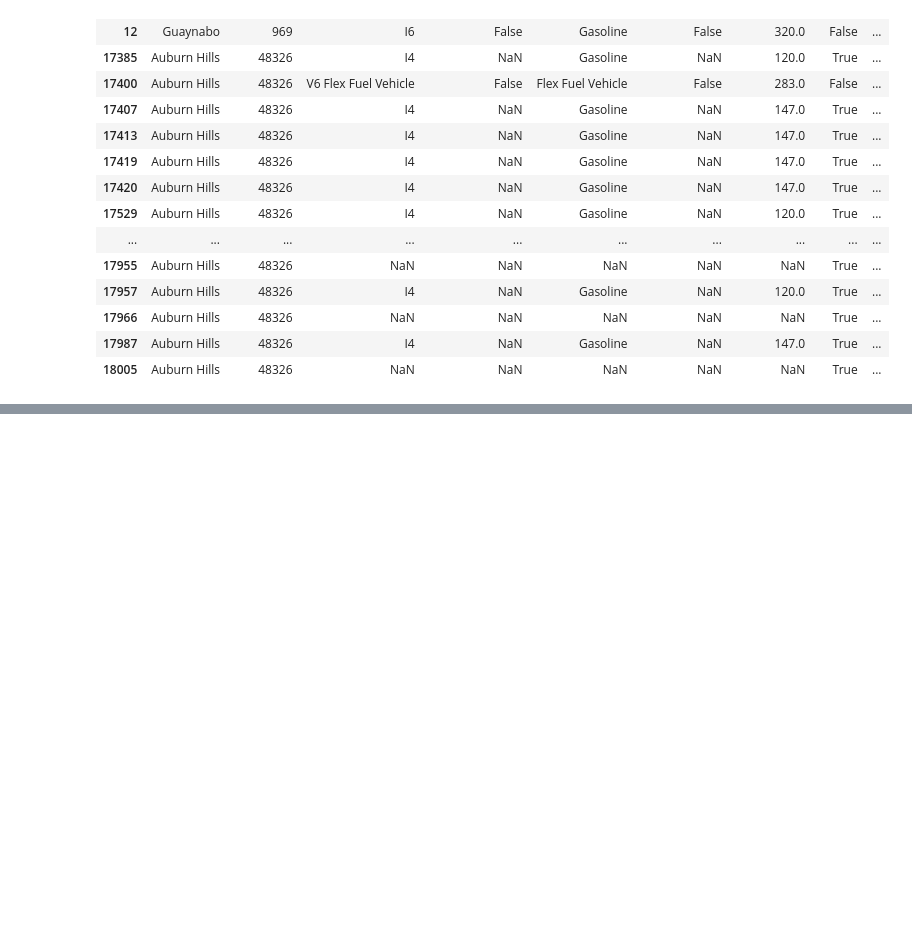
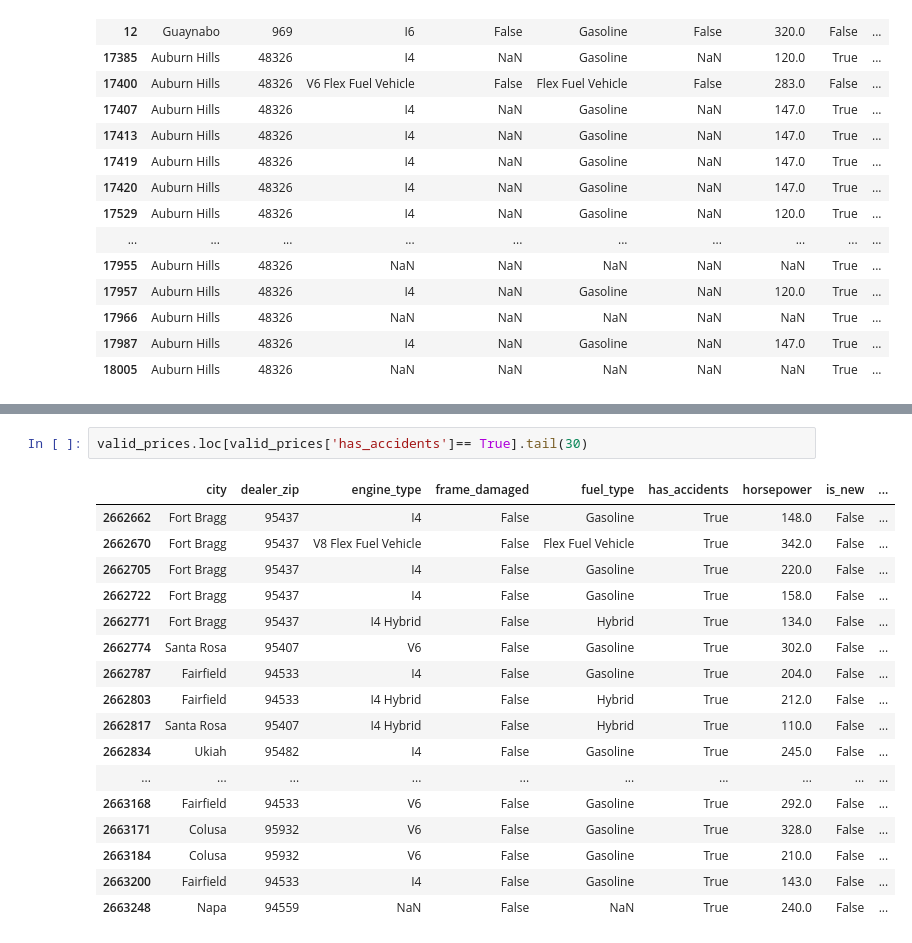
Before and after one commit to CaseyKiiza2026/vehicle-valuation-platform, a Jupyter notebook: notebooks/feature_engineering.ipynb, the cells around one changed output, grey strips where cells are left out. Drawn from its saved outputs; the diff is of its cells as text; blank space fills up the shorter version.

Commit message:
Done with missing value validation

```diff
--- a/notebooks/feature_engineering.ipynb
+++ b/notebooks/feature_engineering.ipynb
@@ -951,0 +1015,20 @@ valid_prices.loc[valid_prices['seller_rating'].isna()].head(30)
+# %%
+valid_prices.loc[valid_prices['has_accidents']== True].tail(30)
+# %% [output]
+|  | city | dealer_zip | engine_type | frame_damaged | fuel_type | has_accidents | horsepower | is_new | ... |
+| 2662662 | Fort Bragg | 95437 | I4 | False | Gasoline | True | 148.0 | False | ... |
+| 2662670 | Fort Bragg | 95437 | V8 Flex Fuel Vehicle | False | Flex Fuel Vehicle | True | 342.0 | False | ... |
+| 2662705 | Fort Bragg | 95437 | I4 | False | Gasoline | True | 220.0 | False | ... |
+| 2662722 | Fort Bragg | 95437 | I4 | False | Gasoline | True | 158.0 | False | ... |
+| 2662771 | Fort Bragg | 95437 | I4 Hybrid | False | Hybrid | True | 134.0 | False | ... |
+| 2662774 | Santa Rosa | 95407 | V6 | False | Gasoline | True | 302.0 | False | ... |
+| 2662787 | Fairfield | 94533 | I4 | False | Gasoline | True | 204.0 | False | ... |
+| 2662803 | Fairfield | 94533 | I4 Hybrid | False | Hybrid | True | 212.0 | False | ... |
+| 2662817 | Santa Rosa | 95407 | I4 Hybrid | False | Hybrid | True | 110.0 | False | ... |
+| 2662834 | Ukiah | 95482 | I4 | False | Gasoline | True | 245.0 | False | ... |
+| ... | ... | ... | ... | ... | ... | ... | ... | ... | ... |
+| 2663168 | Fairfield | 94533 | V6 | False | Gasoline | True | 292.0 | False | ... |
+| 2663171 | Colusa | 95932 | V6 | False | Gasoline | True | 328.0 | False | ... |
+| 2663184 | Colusa | 95932 | V6 | False | Gasoline | True | 210.0 | False | ... |
+| 2663200 | Fairfield | 94533 | I4 | False | Gasoline | True | 143.0 | False | ... |
+| 2663248 | Napa | 94559 | NaN | False | NaN | True | 240.0 | False | ... |
```
Also changed, not shown: parts of 90 cells of this notebook.
